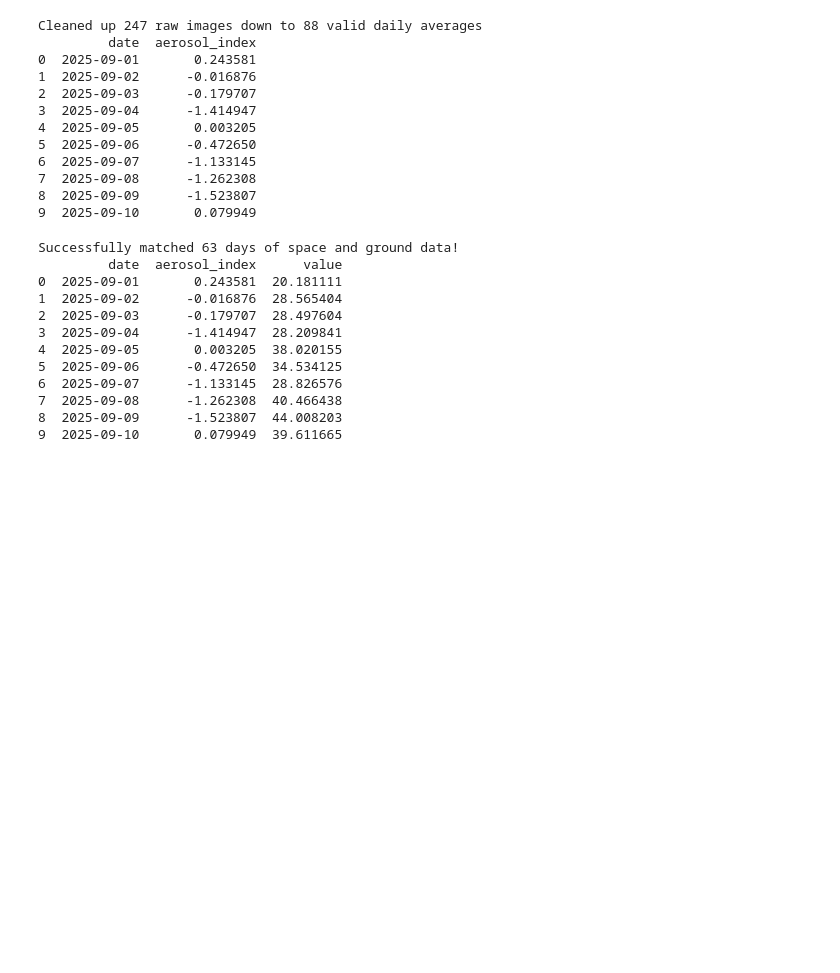
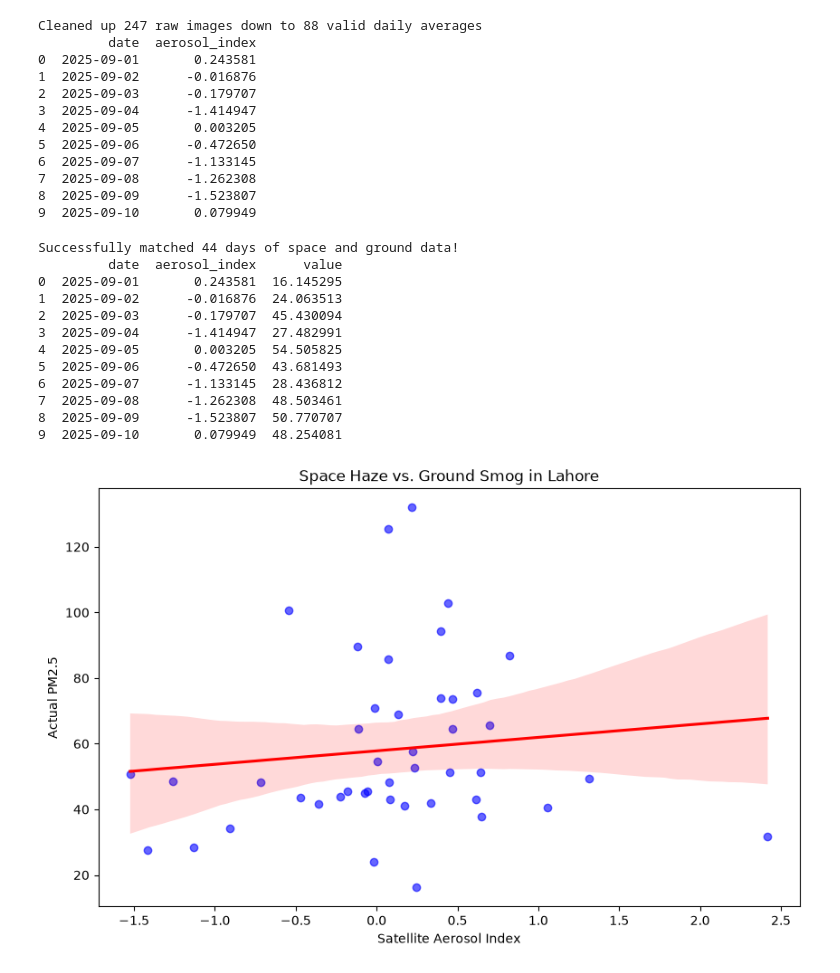
Before and after one commit to Abdullah777bit/punjab-smog-ml-pipeline, a Jupyter notebook: PM2.5_Project.ipynb, the cells around one changed output. Saved outputs shown, nothing was run; the diff lists cells and outputs as text; code cells hidden in the pictures; blank space fills up the shorter version.

Commit message:
Fix data alignment bug and evaluate raw AOD vs surface PM2.5 relationship for Lahore

```diff
--- a/PM2.5_Project.ipynb
+++ b/PM2.5_Project.ipynb
@@ -218,7 +216,7 @@ Cleaned up 247 raw images down to 88 valid daily averages
 9  2025-09-10       0.079949
 # %%
 ground_truth_df["clean_date"] = ground_truth_df['period.datetimeFrom.local'].str[:10]
-daily_ground_df = ground_truth_df.groupby("clean_date")["value"].mean().reset_index()
+daily_ground_df = ground_truth_df[ground_truth_df["station_label"] == "Lahore_JoharTown"].groupby("clean_date")["value"].mean().reset_index()
 final_table = pd.merge(
     left = daily_satellite_df,
     right = daily_ground_df,
@@ -229,15 +227,33 @@ final_table = pd.merge(
 print(f"Successfully matched {len(final_table)} days of space and ground data!")
 print(final_table[['date', 'aerosol_index', 'value']].head(10))
 # %% [output]
-Successfully matched 63 days of space and ground data!
+Successfully matched 44 days of space and ground data!
          date  aerosol_index      value
-0  2025-09-01       0.243581  20.181111
-1  2025-09-02      -0.016876  28.565404
-2  2025-09-03      -0.179707  28.497604
-3  2025-09-04      -1.414947  28.209841
-4  2025-09-05       0.003205  38.020155
-5  2025-09-06      -0.472650  34.534125
-6  2025-09-07      -1.133145  28.826576
-7  2025-09-08      -1.262308  40.466438
-8  2025-09-09      -1.523807  44.008203
-9  2025-09-10       0.079949  39.611665
+0  2025-09-01       0.243581  16.145295
+1  2025-09-02      -0.016876  24.063513
+2  2025-09-03      -0.179707  45.430094
+3  2025-09-04      -1.414947  27.482991
+4  2025-09-05       0.003205  54.505825
+5  2025-09-06      -0.472650  43.681493
+6  2025-09-07      -1.133145  28.436812
+7  2025-09-08      -1.262308  48.503461
+8  2025-09-09      -1.523807  50.770707
+9  2025-09-10       0.079949  48.254081
+# %%
+import matplotlib.pyplot as plt
+import seaborn as sns
+
+plt.figure(figsize=(10,6))
+
+sns.regplot(
+    data = final_table,
+    x = "aerosol_index",
+    y = "value",
+    scatter_kws = {"alpha": 0.6, "color": "blue"},
+    line_kws = {"color": "red"})
+plt.title("Space Haze vs. Ground Smog in Lahore")
+plt.xlabel("Satellite Aerosol Index")
+plt.ylabel("Actual PM2.5")
+plt.show()
+# %% [output]
+[figure, added]
```
Also changed, not shown: parts of 1 cell of this notebook.
